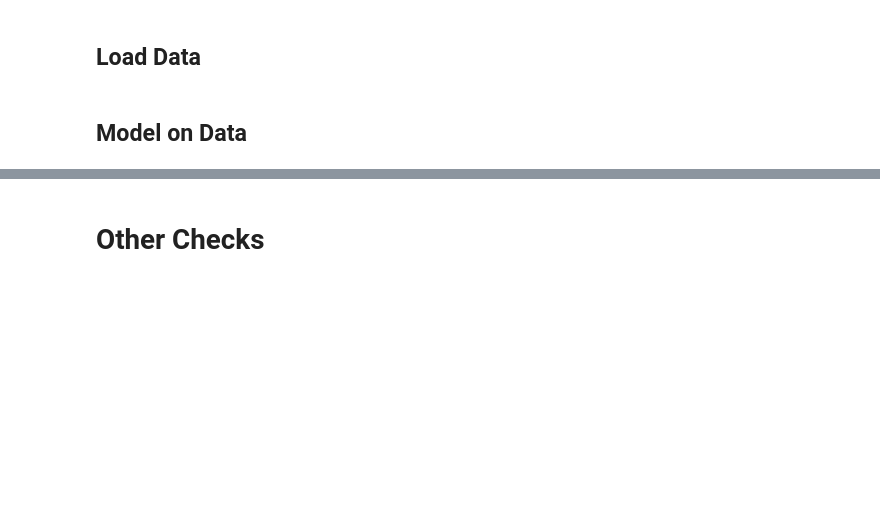
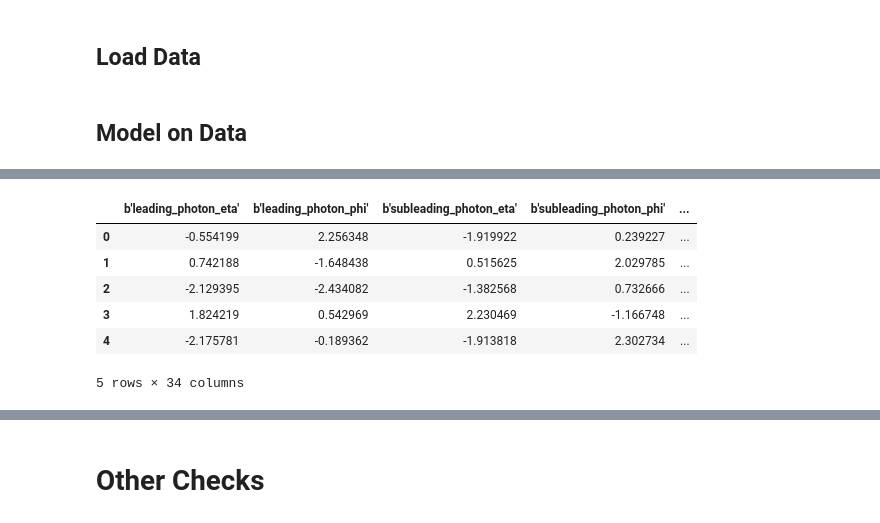
Before and after one commit to s-y-chen/HHbbgg, a Jupyter notebook: notebook/ML/Sequential_DNN_combine_nodownsampling.ipynb, the cells around one changed output, grey strips where cells are left out. Saved outputs shown, nothing was run; the diff lists cells and outputs as text; code cells hidden in the pictures; blank space fills up the shorter version.

```diff
--- a/notebook/ML/Sequential_DNN_combine_nodownsampling.ipynb
+++ b/notebook/ML/Sequential_DNN_combine_nodownsampling.ipynb
@@ -1224,0 +1315,13 @@ data_rdf_ms.Snapshot('tree', f'DNN_Trees/combine_sequential_DNN/post_ms/data_{FP
+# %%
+samp_file = uproot.open(f'DNN_Trees/combine_sequential_DNN/bgd_combine_seqDNN.root')
+samp_array = samp_file['tree'].arrays()
+result_bgd_df_saved = pd.DataFrame(samp_array)
+result_bgd_df_saved.head()
+# %% [output]
+|  | b'leading_photon_eta' | b'leading_photon_phi' | b'subleading_photon_eta' | b'subleading_photon_phi' | ... |
+| 0 | -0.554199 | 2.256348 | -1.919922 | 0.239227 | ... |
+| 1 | 0.742188 | -1.648438 | 0.515625 | 2.029785 | ... |
+| 2 | -2.129395 | -2.434082 | -1.382568 | 0.732666 | ... |
+| 3 | 1.824219 | 0.542969 | 2.230469 | -1.166748 | ... |
+| 4 | -2.175781 | -0.189362 | -1.913818 | 2.302734 | ... |
+5 rows × 34 columns
```
Also changed, not shown: parts of 16 cells of this notebook, 2 other files.
